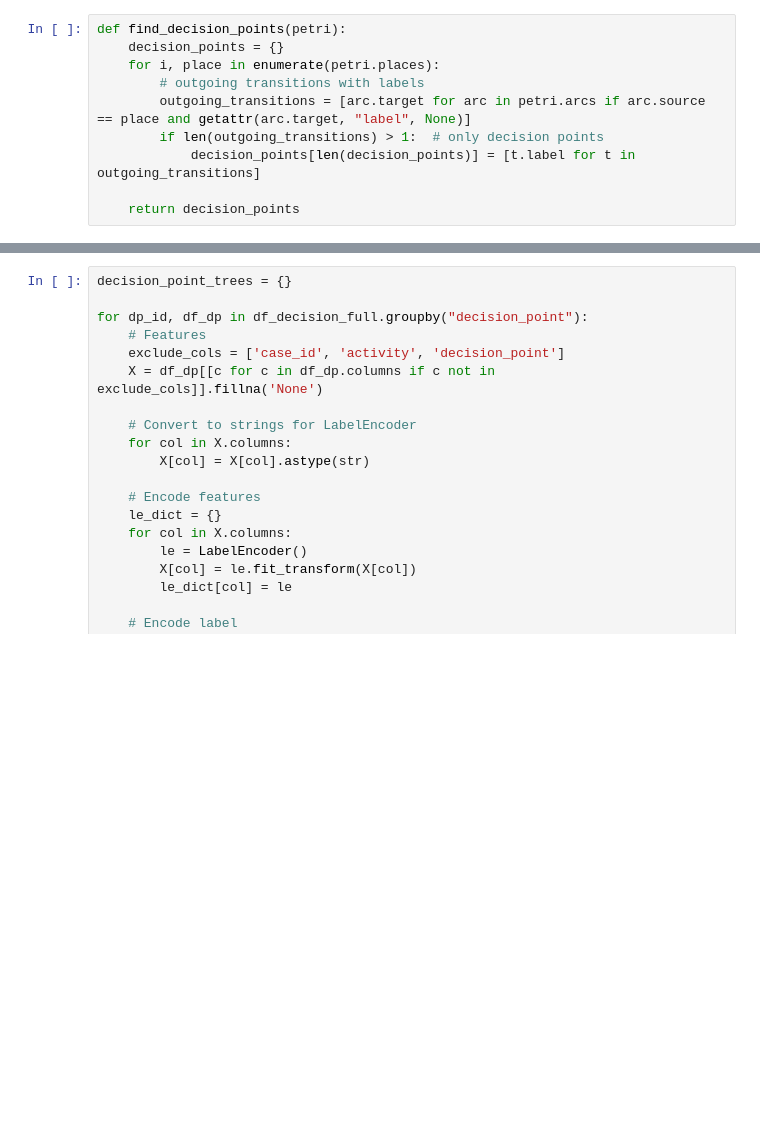
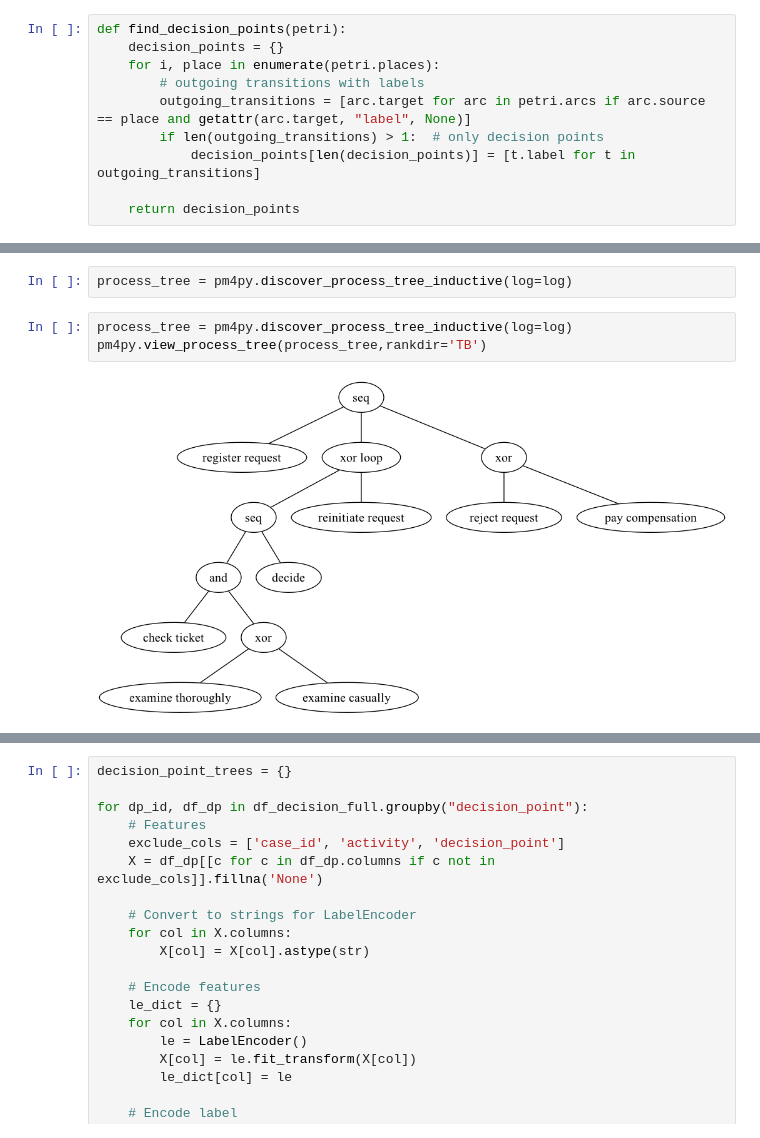
Before and after one commit to TristanGonzalez/Process-Mining, a Jupyter notebook: pm4py.ipynb, the cells around one changed output, grey strips where cells are left out. Drawn from its saved outputs; the diff is of its cells as text; blank space fills up the shorter version.

```diff
--- a/pm4py.ipynb
+++ b/pm4py.ipynb
@@ -94,2 +173,9 @@ print(decision_points_heuristic)
+# %%
+process_tree = pm4py.discover_process_tree_inductive(log=log)
+# %%
+process_tree = pm4py.discover_process_tree_inductive(log=log)
+pm4py.view_process_tree(process_tree,rankdir='TB')
+# %% [output]
+[figure, added]
 # %%
 petri_inductive, im_inductive, fm_inductive = pm4py.discover_petri_net_inductive(log=log)
```
Also changed, not shown: parts of 11 cells of this notebook, 3 other files.
